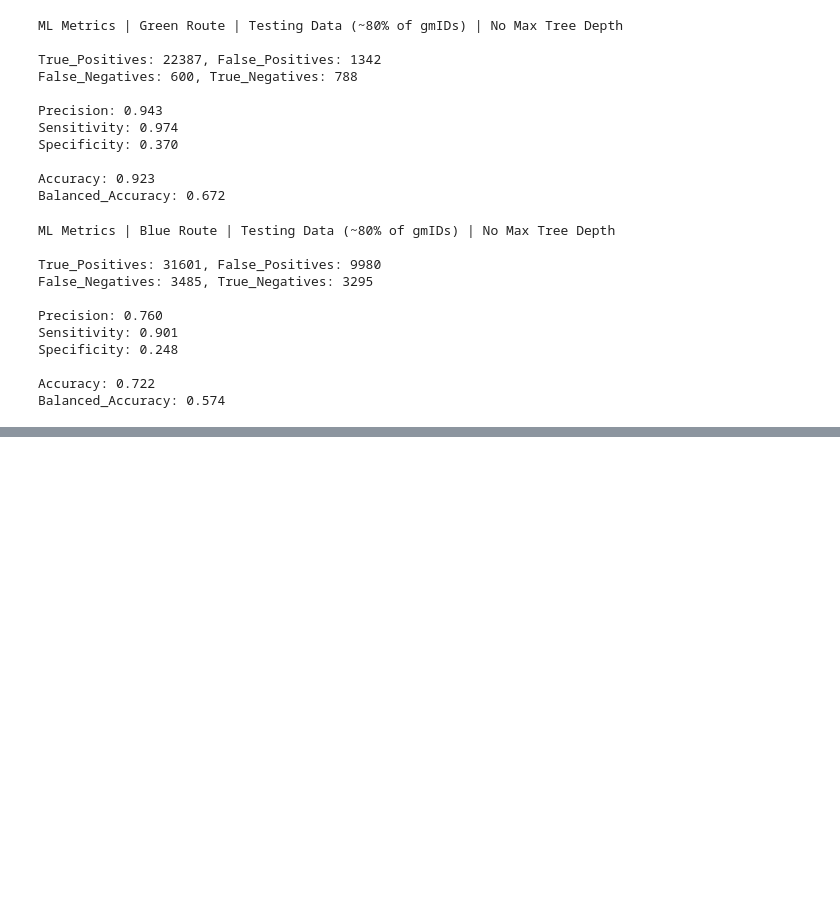
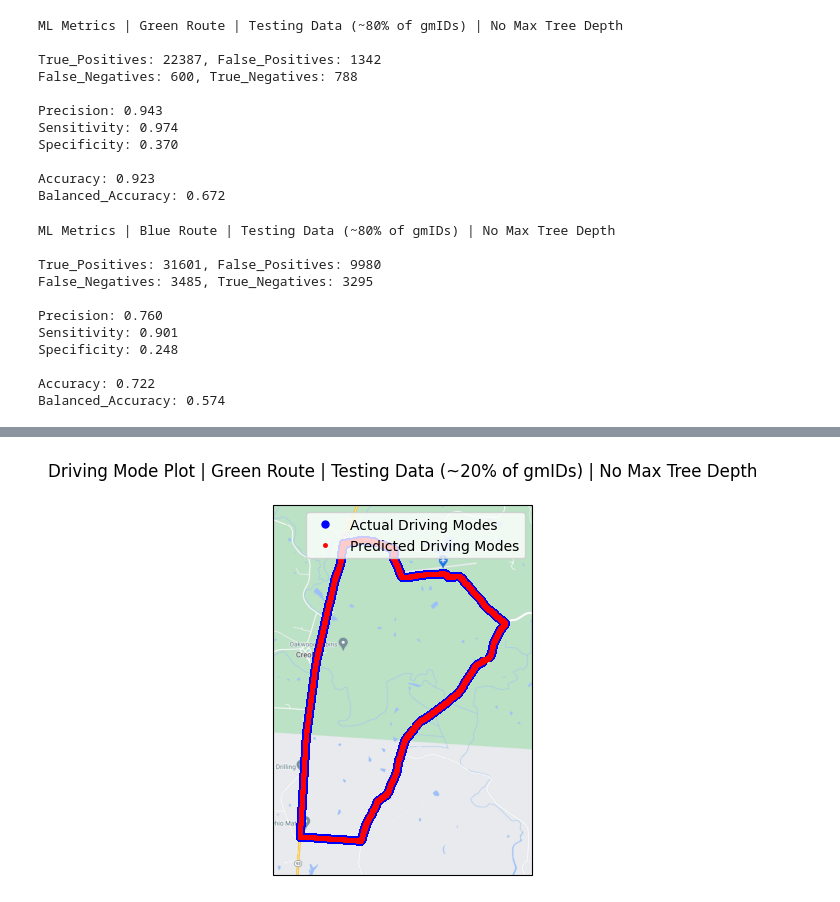
Before and after one commit to NguyetNguyen001/TDMprivate, a Jupyter notebook: my_code/DisengageTreeTakeTwo.ipynb, the cells around one changed output, grey strips where cells are left out. Drawn from its saved outputs; the diff is of its cells as text; code cells hidden in the pictures; blank space fills up the shorter version.

```diff
--- a/my_code/DisengageTreeTakeTwo.ipynb
+++ b/my_code/DisengageTreeTakeTwo.ipynb
@@ -551,0 +552,60 @@ plt.show()
+# %%
+minLat = np.min( np.array( greente_list[ 'latitude' ] ) )
+
+maxLat = np.max( np.array( greente_list[ 'latitude' ] ) )
+
+minLon = np.min( np.array( greente_list[ 'longitude' ] ) )
+
+maxLon = np.max( np.array( greente_list[ 'longitude' ] ) )
+
+expansion_coeff = 0.005
+
+#
+
+street_map = GoogleTiles( style = 'street' )
+
+ax = plt.axes( projection = street_map.crs )
+
+ax.set_extent( [ minLon - expansion_coeff , maxLon + expansion_coeff, minLat - expansion_coeff, maxLat + expansion_coeff ], ccrs.PlateCarree() )
+
+ax.add_image(street_map, 14)
+
+#
+
+actual_disengagement_lat_list_test =  greente_list[ greente_list[ 'BinaryDrivingMode' ] == 1 ][ 'latitude' ]
+
+actual_disengagement_lon_list_test =  greente_list[ greente_list[ 'BinaryDrivingMode' ] == 1 ][ 'longitude' ]
+
+#
+
+pred_disengagement_lat_list_test =  greente_list[ greente_list[ 'pred_BinaryDrivingMode' ] == 1 ][ 'latitude' ]
+
+pred_disengagement_lon_list_test =  greente_list[ greente_list[ 'pred_BinaryDrivingMode' ] == 1 ][ 'longitude' ]
+
+#
+
+plt.plot( actual_disengagement_lon_list_test,
+          actual_disengagement_lat_list_test,
+          transform = ccrs.PlateCarree(),
+          marker = 'o',
+          ls = '',
+          color = 'blue',
+          ms = 5,
+          label = 'Actual Driving Modes' )
+
+plt.plot( pred_disengagement_lon_list_test,
+          pred_disengagement_lat_list_test,
+          transform = ccrs.PlateCarree(),
+          marker = 'o',
+          ls = '',
+          color = 'red',
+          ms = 2.5,
+          label = 'Predicted Driving Modes' )
+
+plt.title( 'Driving Mode Plot | Green Route | Testing Data (~20% of gmIDs) | No Max Tree Depth\n' )
+
+plt.legend()
+
+plt.show()
+# %% [output]
+[figure, added]
```
Also changed, not shown: parts of 2 cells of this notebook.
